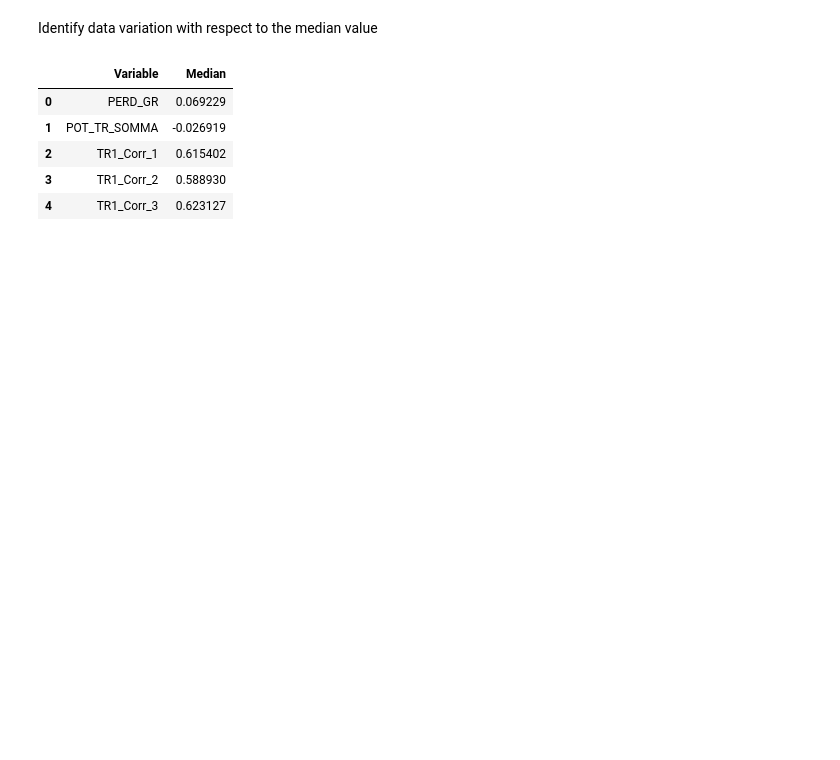
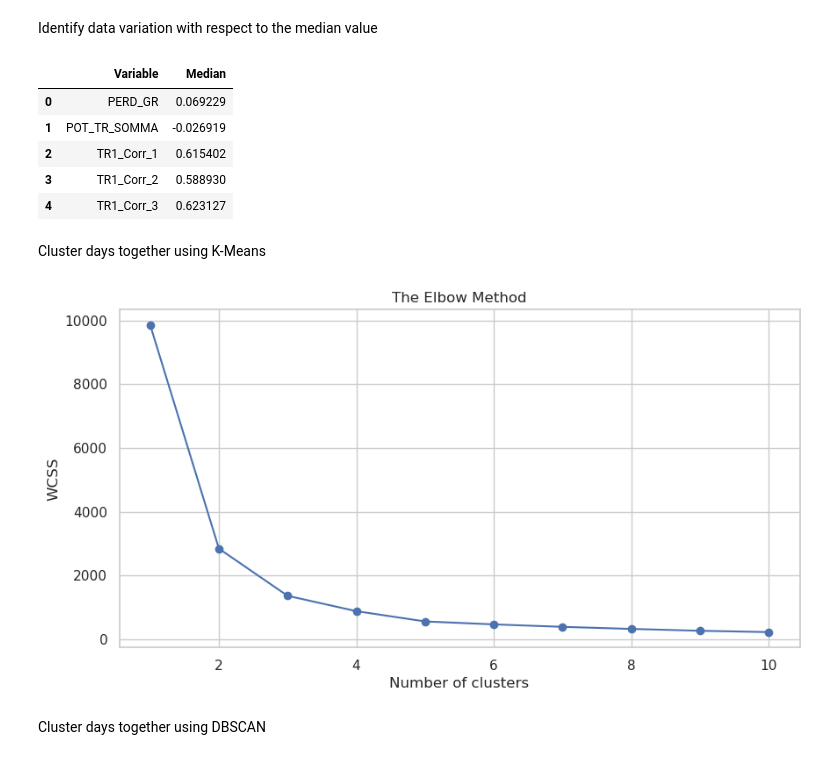
Before and after one commit to Matt17BR/ml4ds2324_cluster_analysis, a Jupyter notebook: scripts/exploratory_data_analysis.ipynb, the cells around one changed output. Drawn from its saved outputs; the diff is of its cells as text; code cells hidden in the pictures; blank space fills up the shorter version.

Commit message:
Perform K-Means and DBSCAN

```diff
--- a/scripts/exploratory_data_analysis.ipynb
+++ b/scripts/exploratory_data_analysis.ipynb
@@ -256,3 +256,29 @@ medians_standardized.head()
 | 2 | TR1_Corr_1 | 0.615402 |
 | 3 | TR1_Corr_2 | 0.588930 |
 | 4 | TR1_Corr_3 | 0.623127 |
+# %% [markdown]
+Cluster days together using K-Means
+# %%
+from sklearn.cluster import KMeans
+
+# Removing the 'Day' column as it's not relevant for clustering
+data_clustering = wide_std.drop(columns=['Day', 'PERD_GR', 'POT_TR_SOMMA'])
+
+# Using the Elbow Method to find the optimal number of clusters
+wcss = []  # Within-Cluster Sum of Square
+for i in range(1, 11):
+    kmeans = KMeans(n_clusters=i, init='k-means++', random_state=123)
+    kmeans.fit(data_clustering)
+    wcss.append(kmeans.inertia_)
+
+# Plotting the results onto a line graph to observe the 'elbow'
+plt.figure(figsize=(10, 5))
+plt.plot(range(1, 11), wcss, marker='o')
+plt.title('The Elbow Method')
+plt.xlabel('Number of clusters')
+plt.ylabel('WCSS')
+plt.show()
+# %% [output]
+[figure, added]
+# %% [markdown]
+Cluster days together using DBSCAN
```
Also changed, not shown: parts of 2 cells of this notebook.
